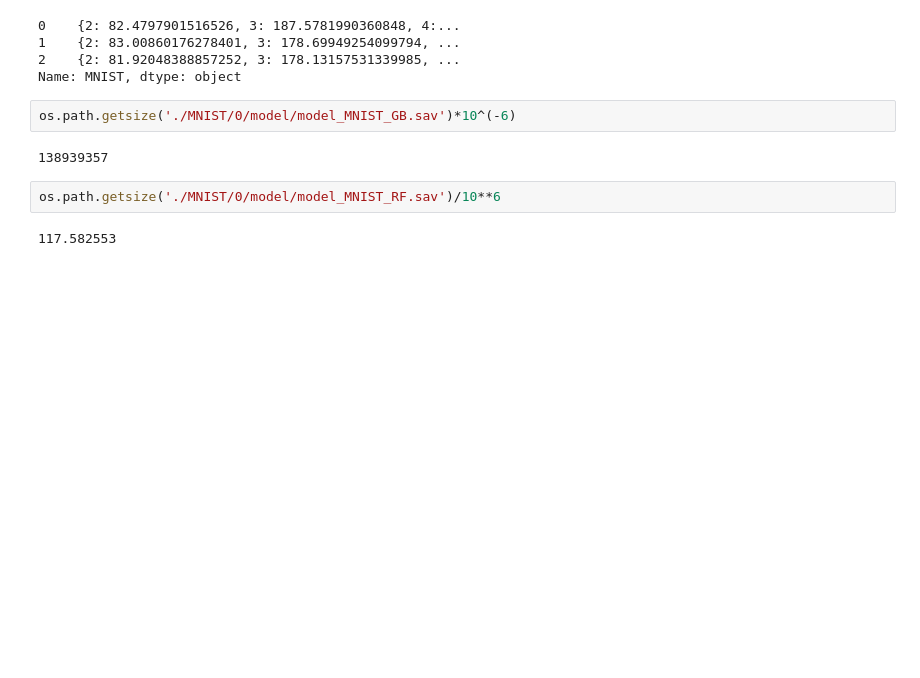
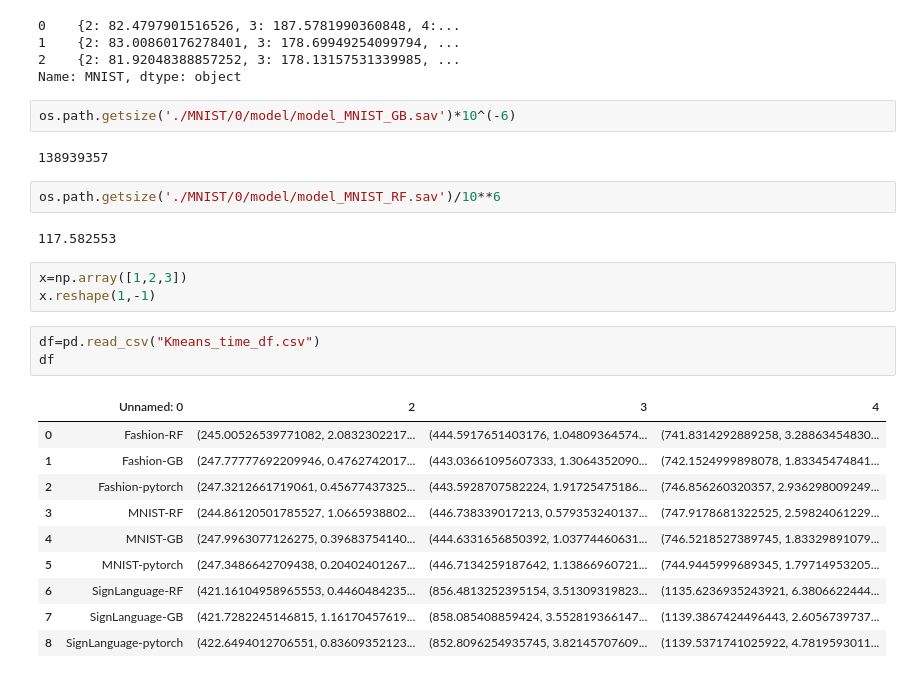
Before and after one commit to Liel-leman/Geometric-Calibrator, a Jupyter notebook: ECE_calc.ipynb, the cells around one changed output. Drawn from its saved outputs; the diff is of its cells as text; blank space fills up the shorter version.

```diff
--- a/ECE_calc.ipynb
+++ b/ECE_calc.ipynb
@@ -551,3 +551,20 @@ os.path.getsize('./MNIST/0/model/model_MNIST_GB.sav')*10^(-6)
 os.path.getsize('./MNIST/0/model/model_MNIST_RF.sav')/10**6
 # %% [output]
 117.582553
+# %%
+x=np.array([1,2,3])
+x.reshape(1,-1)
+# %%
+df=pd.read_csv("Kmeans_time_df.csv")
+df
+# %% [output]
+|  | Unnamed: 0 | 2 | 3 | 4 |
+| 0 | Fashion-RF | (245.00526539771082, 2.0832302217... | (444.5917651403176, 1.04809364574... | (741.8314292889258, 3.28863454830... |
+| 1 | Fashion-GB | (247.77777692209946, 0.4762742017... | (443.03661095607333, 1.3064352090... | (742.1524999898078, 1.83345474841... |
+| 2 | Fashion-pytorch | (247.3212661719061, 0.45677437325... | (443.5928707582224, 1.91725475186... | (746.856260320357, 2.936298009249... |
+| 3 | MNIST-RF | (244.86120501785527, 1.0665938802... | (446.738339017213, 0.579353240137... | (747.9178681322525, 2.59824061229... |
+| 4 | MNIST-GB | (247.9963077126275, 0.39683754140... | (444.6331656850392, 1.03774460631... | (746.5218527389745, 1.83329891079... |
+| 5 | MNIST-pytorch | (247.3486642709438, 0.20402401267... | (446.7134259187642, 1.13866960721... | (744.9445999689345, 1.79714953205... |
+| 6 | SignLanguage-RF | (421.16104958965553, 0.4460484235... | (856.4813252395154, 3.51309319823... | (1135.6236935243921, 6.3806622444... |
+| 7 | SignLanguage-GB | (421.7282245146815, 1.16170457619... | (858.085408859424, 3.552819366147... | (1139.3867424496443, 2.6056739737... |
+| 8 | SignLanguage-pytorch | (422.6494012706551, 0.83609352123... | (852.8096254935745, 3.82145707609... | (1139.5371741025922, 4.7819593011... |
```
Also changed, not shown: parts of 3 cells of this notebook, 5 other files.
